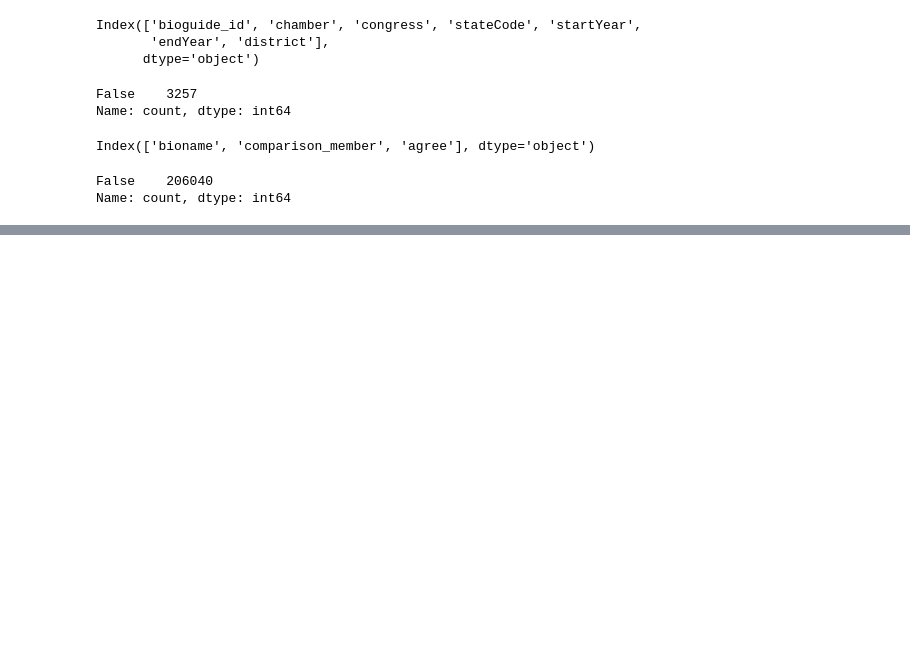
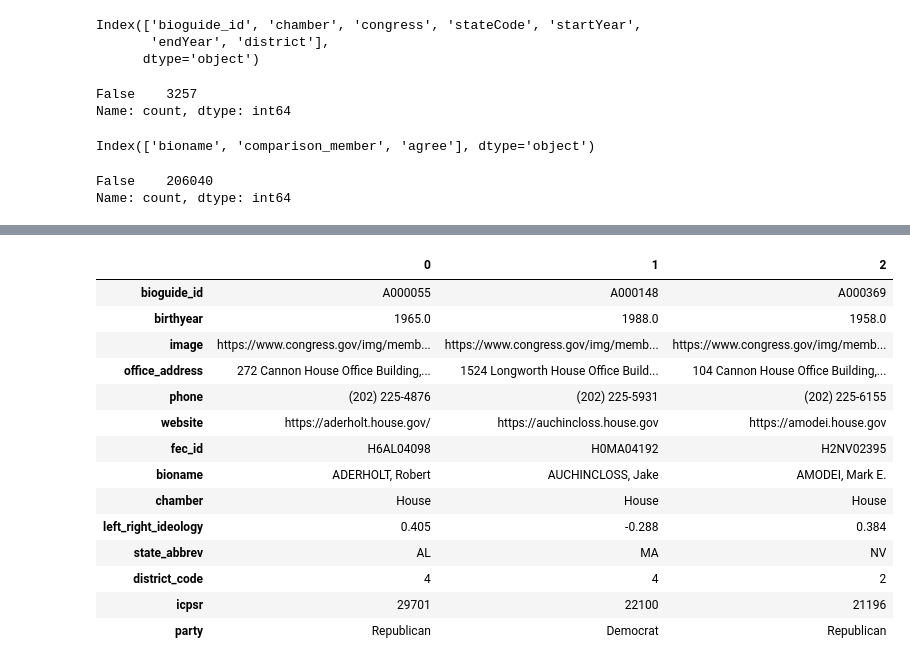
Before and after one commit to janiceeguo/DS6600-congress, a Jupyter notebook: notebooks/schema.ipynb, the cells around one changed output, grey strips where cells are left out. Saved outputs shown, nothing was run; the diff lists cells and outputs as text; code cells hidden in the pictures; blank space fills up the shorter version.

```diff
--- a/notebooks/schema.ipynb
+++ b/notebooks/schema.ipynb
@@ -87,0 +156,20 @@ Name: count, dtype: int64
+# %%
+members = members.drop(['Full name', 'Chamber', 'State', 'Party', 'District'], axis=1)
+members.columns = [c.lower().replace(' ', '_') for c in members.columns]
+members.head(3).T
+# %% [output]
+|  | 0 | 1 | 2 |
+| bioguide_id | A000055 | A000148 | A000369 |
+| birthyear | 1965.0 | 1988.0 | 1958.0 |
+| image | https://www.congress.gov/img/memb... | https://www.congress.gov/img/memb... | https://www.congress.gov/img/memb... |
+| office_address | 272 Cannon House Office Building,... | 1524 Longworth House Office Build... | 104 Cannon House Office Building,... |
+| phone | (202) 225-4876 | (202) 225-5931 | (202) 225-6155 |
+| website | https://aderholt.house.gov/ | https://auchincloss.house.gov | https://amodei.house.gov |
+| fec_id | H6AL04098 | H0MA04192 | H2NV02395 |
+| bioname | ADERHOLT, Robert | AUCHINCLOSS, Jake | AMODEI, Mark E. |
+| chamber | House | House | House |
+| left_right_ideology | 0.405 | -0.288 | 0.384 |
+| state_abbrev | AL | MA | NV |
+| district_code | 4 | 4 | 2 |
+| icpsr | 29701 | 22100 | 21196 |
+| party | Republican | Democrat | Republican |
```
Also changed, not shown: parts of 16 cells of this notebook.
